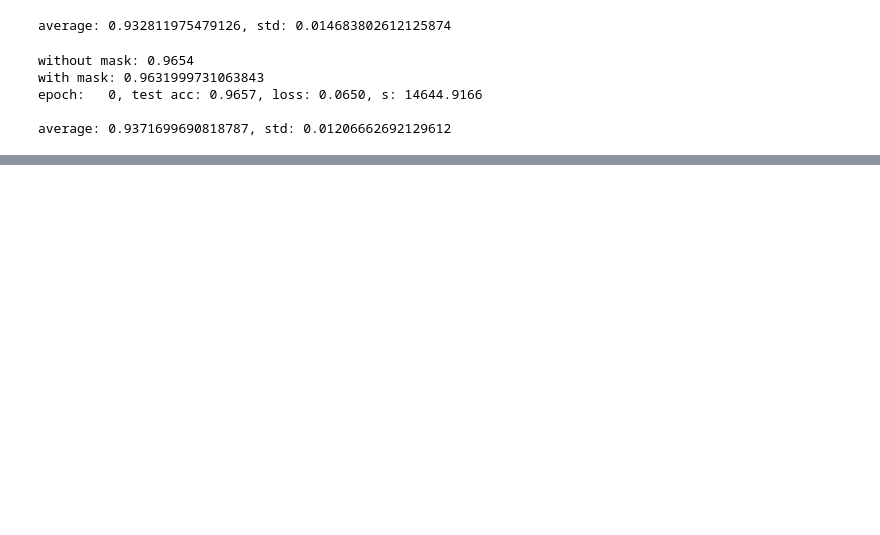
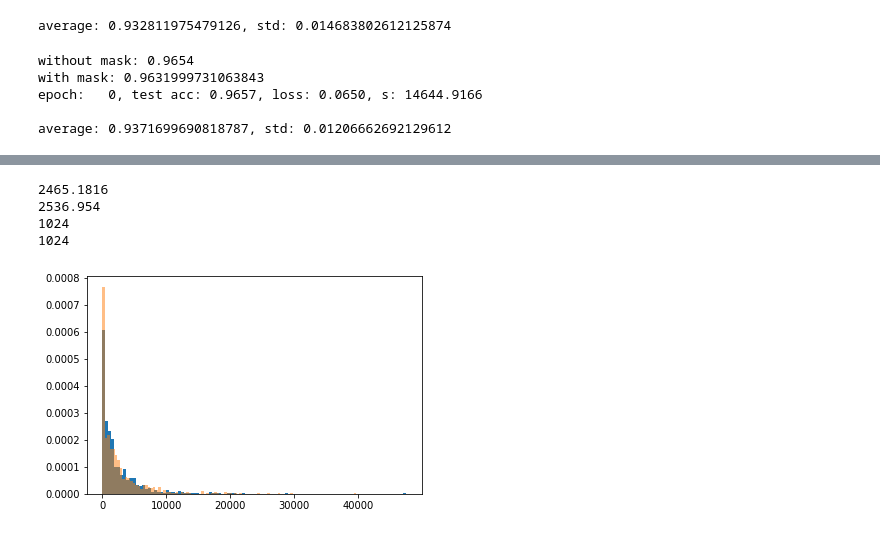
Before and after one commit to MariusAnje/SWIM, a Jupyter notebook: test_second_remove.ipynb, the cells around one changed output, grey strips where cells are left out. Cells and saved outputs as stored; diff of their text form; code cells hidden in the pictures; blank space fills up the shorter version.

```diff
--- a/test_second_remove.ipynb
+++ b/test_second_remove.ipynb
@@ -225,0 +263,13 @@ _ = plt.hist(fc3_gradS,100)
+# %%
+_ = plt.hist(fc3_gradS_B, bins=100, alpha=1, density=True)
+_ = plt.hist(fc3_gradS_A, bins=100, alpha=0.5, density=True)
+print(fc3_gradS_B.mean())
+print(fc3_gradS_A.mean())
+print(len(fc3_gradS_B))
+print(len(fc3_gradS_A))
+# %% [output]
+2465.1816
+2536.954
+1024
+1024
+[figure, added]
```
Also changed, not shown: parts of 14 cells of this notebook, 2 other files.
